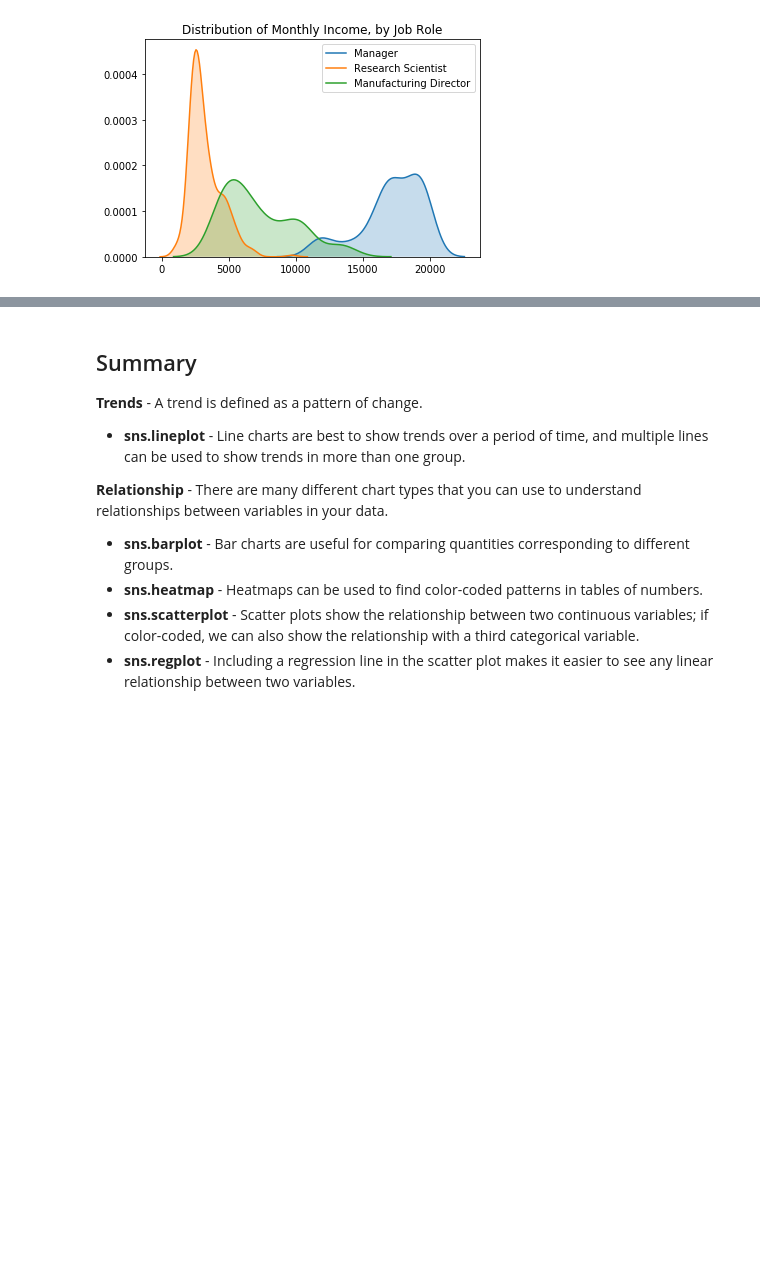
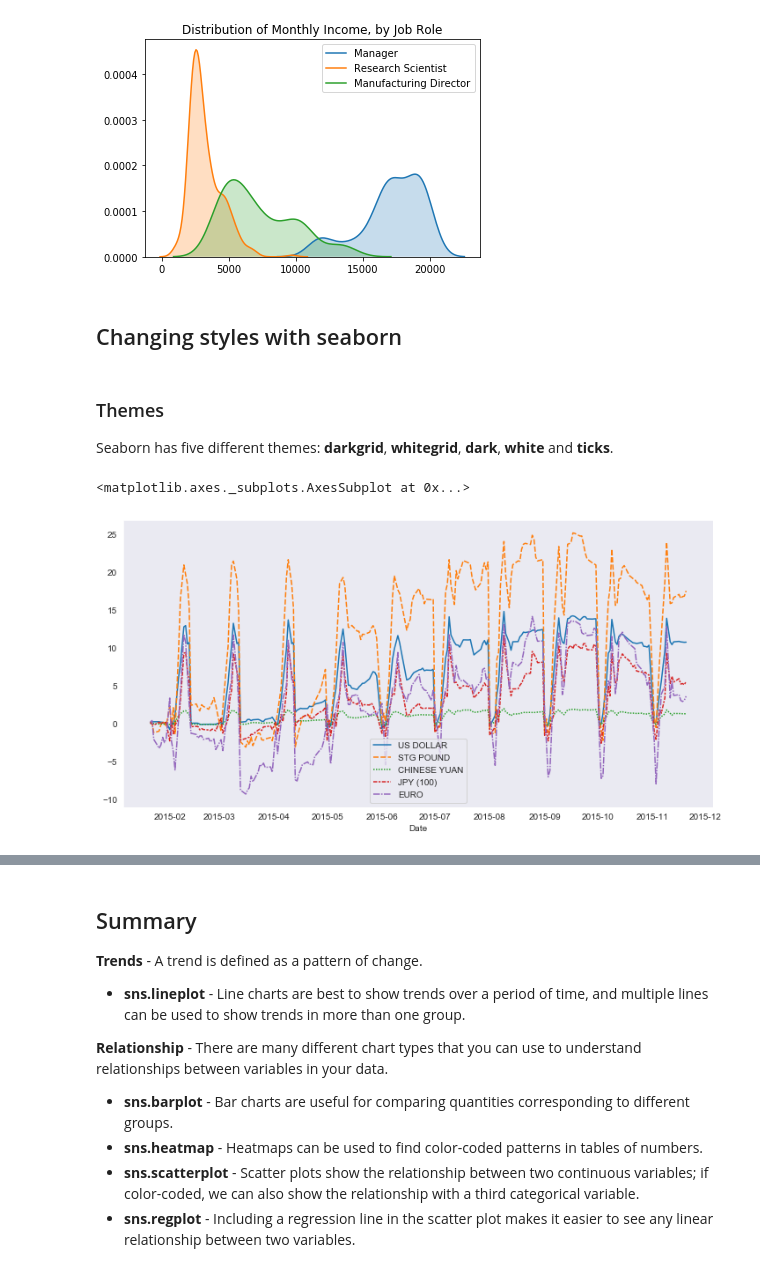
Before and after one commit to AubreyJohns/Data-Visualization, a Jupyter notebook: Data Visualization Seaborn.ipynb, the cells around one changed output, grey strips where cells are left out. Saved outputs shown, nothing was run; the diff lists cells and outputs as text; code cells hidden in the pictures; blank space fills up the shorter version.

```diff
--- a/Data Visualization Seaborn.ipynb
+++ b/Data Visualization Seaborn.ipynb
@@ -346,3 +346,18 @@ plt.title("Distribution of Monthly Income, by Job Role")
 # %% [output]
 Text(0.5, 1.0, 'Distribution of Monthly Income, by Job Role')
 [figure]
+# %% [markdown]
+## Changing styles with seaborn
+# %% [markdown]
+### Themes
+Seaborn has five different themes: **darkgrid**, **whitegrid**, **dark**, **white** and **ticks**.
+# %%
+# Change the style of the figure to the "dark" theme
+sns.set_style("dark")
+
+# Line chart
+plt.figure(figsize=(12,6))
+sns.lineplot(data=profit_loss_df)
+# %% [output]
+<matplotlib.axes._subplots.AxesSubplot at 0x...>
+[figure, added]
```
Also changed, not shown: parts of 4 cells of this notebook.
